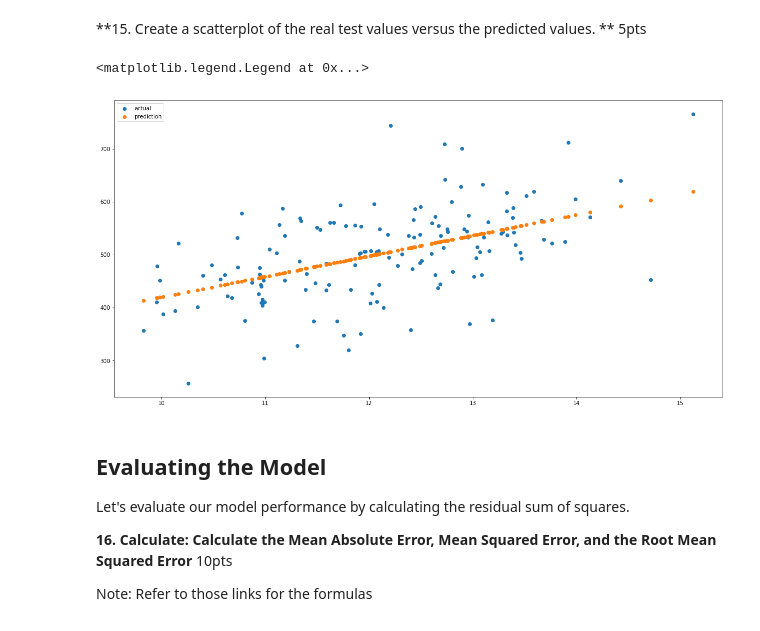
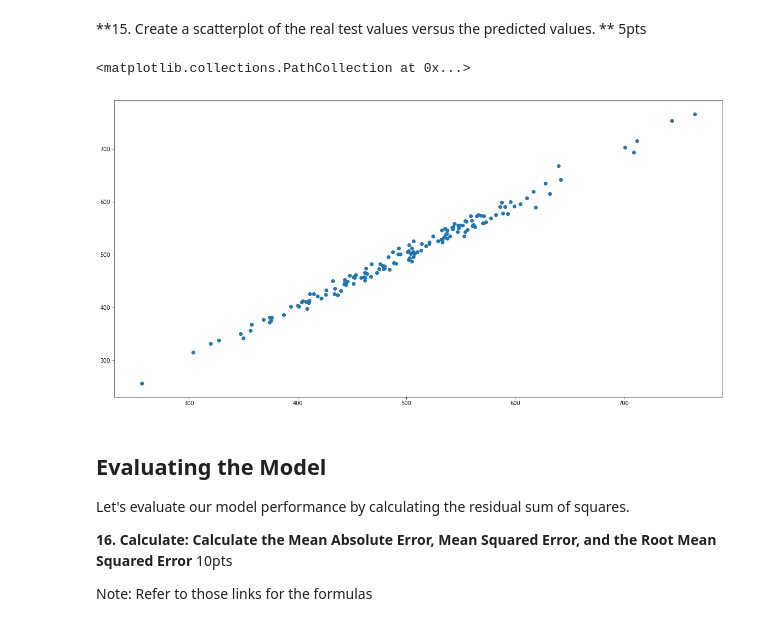
Before and after one commit to arunmadhuk/Machine-Learning, a Jupyter notebook: Arun_Madhu_Second Week_Assignment.ipynb, the cells around one changed output. Cells and saved outputs as stored; diff of their text form; code cells hidden in the pictures.

```diff
--- a/Arun_Madhu_Second Week_Assignment.ipynb
+++ b/Arun_Madhu_Second Week_Assignment.ipynb
@@ -136,6 +152,6 @@ from sklearn.model_selection import train_test_split
 # %%
-X = customers [['Time on App']]
-y = customers [['Yearly Amount Spent']]
+X = customers[['Time on App', 'Length of Membership', 'Avg. Session Length']]
+y = customers['Yearly Amount Spent']
 # %% [markdown]
 **9. Use model_selection.train_test_split from sklearn to split the data into training and testing sets. Set test_size=0.3 and random_state=101**
 5pts
@@ -194,12 +202,10 @@ predict_test = lm.predict(X=X_test)
 5pts
 # %%
 plt.figure(figsize=(20,10))
-plt.scatter(X_test,y_test, label='actual')
-plt.scatter(X_test, predict_test,label ='prediction')
-plt.legend()
+plt.scatter(y_test, predict_test)
 # %% [output]
-<matplotlib.legend.Legend at 0x...>
+<matplotlib.collections.PathCollection at 0x...>
-[figure, old version]
+[figure, new version]
 # %% [markdown]
 ## Evaluating the Model
 
```
Also changed, not shown: parts of 12 cells of this notebook.
